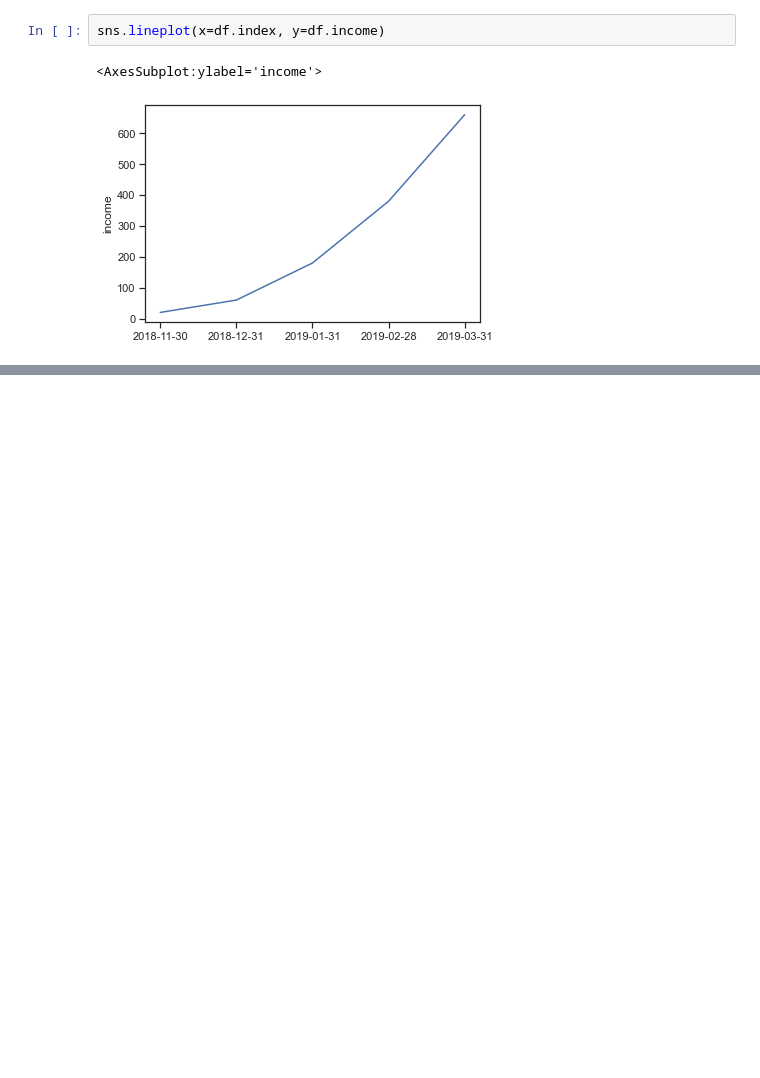
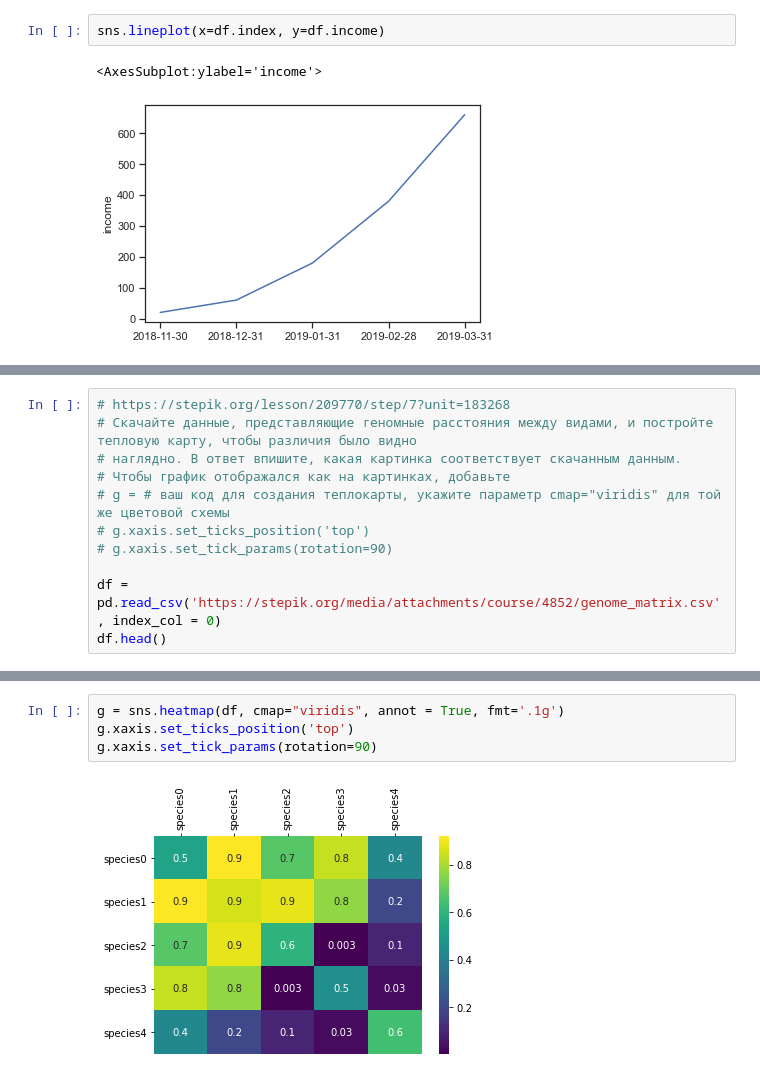
Before and after one commit to vavilovnv/Data-analysis, a Jupyter notebook: Intro to DS and ML/Intro.ipynb, the cells around one changed output, grey strips where cells are left out. Saved outputs shown, nothing was run; the diff lists cells and outputs as text; blank space fills up the shorter version.

```diff
--- a/Intro to DS and ML/Intro.ipynb
+++ b/Intro to DS and ML/Intro.ipynb
@@ -383,0 +419,11 @@ sns.lineplot(x=df.index, y=df.income)
+# %%
+# https://stepik.org/lesson/209770/step/7?unit=183268
+# Скачайте данные, представляющие геномные расстояния между видами, и постройте тепловую карту, чтобы различия было видно
+# наглядно. В ответ впишите, какая картинка соответствует скачанным данным.
+# Чтобы график отображался как на картинках, добавьте
+# g = # ваш код для создания теплокарты, укажите параметр cmap="viridis" для той же цветовой схемы
+# g.xaxis.set_ticks_position('top')
+# g.xaxis.set_tick_params(rotation=90)
+
+df = pd.read_csv('https://stepik.org/media/attachments/course/4852/genome_matrix.csv', index_col = 0)
+df.head()
@@ -383,0 +437,6 @@ sns.lineplot(x=df.index, y=df.income)
+# %%
+g = sns.heatmap(df, cmap="viridis", annot = True, fmt='.1g')
+g.xaxis.set_ticks_position('top')
+g.xaxis.set_tick_params(rotation=90)
+# %% [output]
+[figure, added]
```
Also changed, not shown: parts of 11 cells of this notebook.
